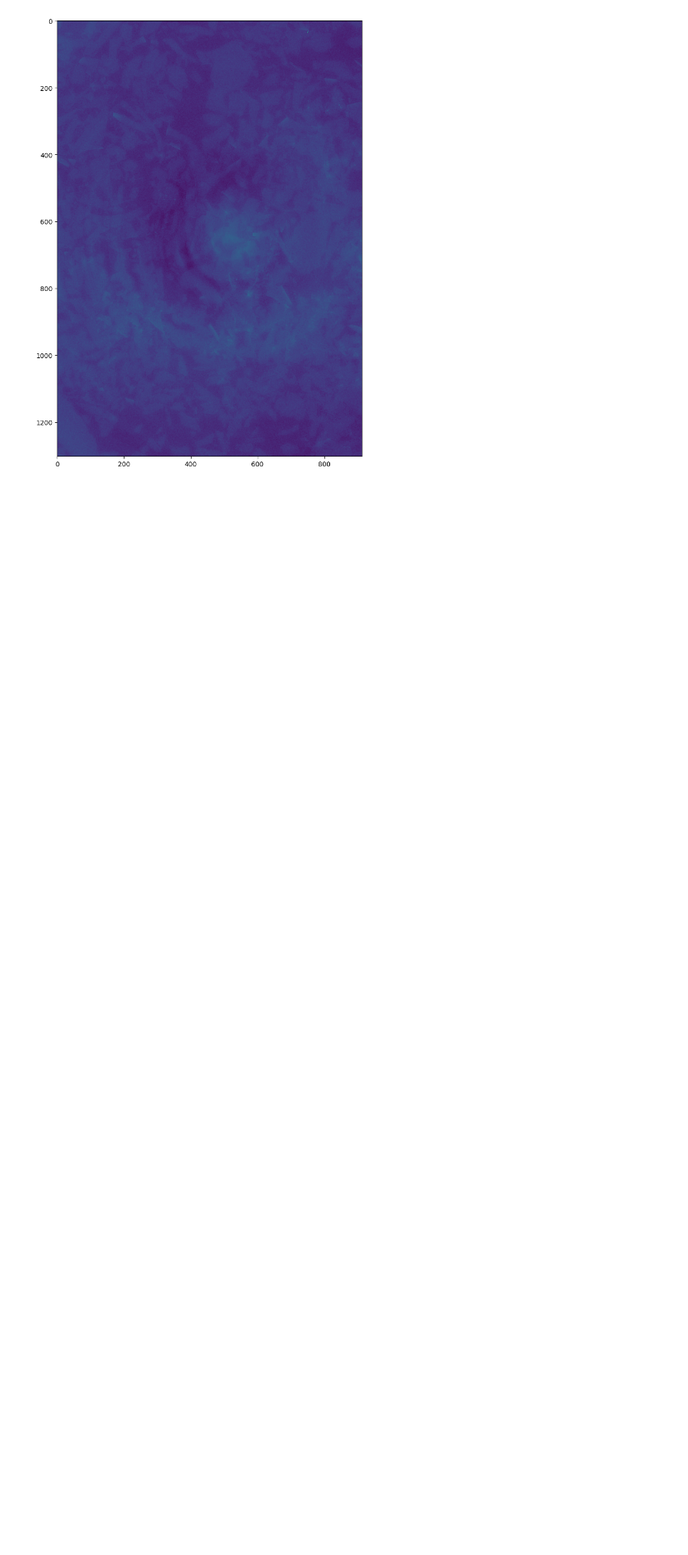
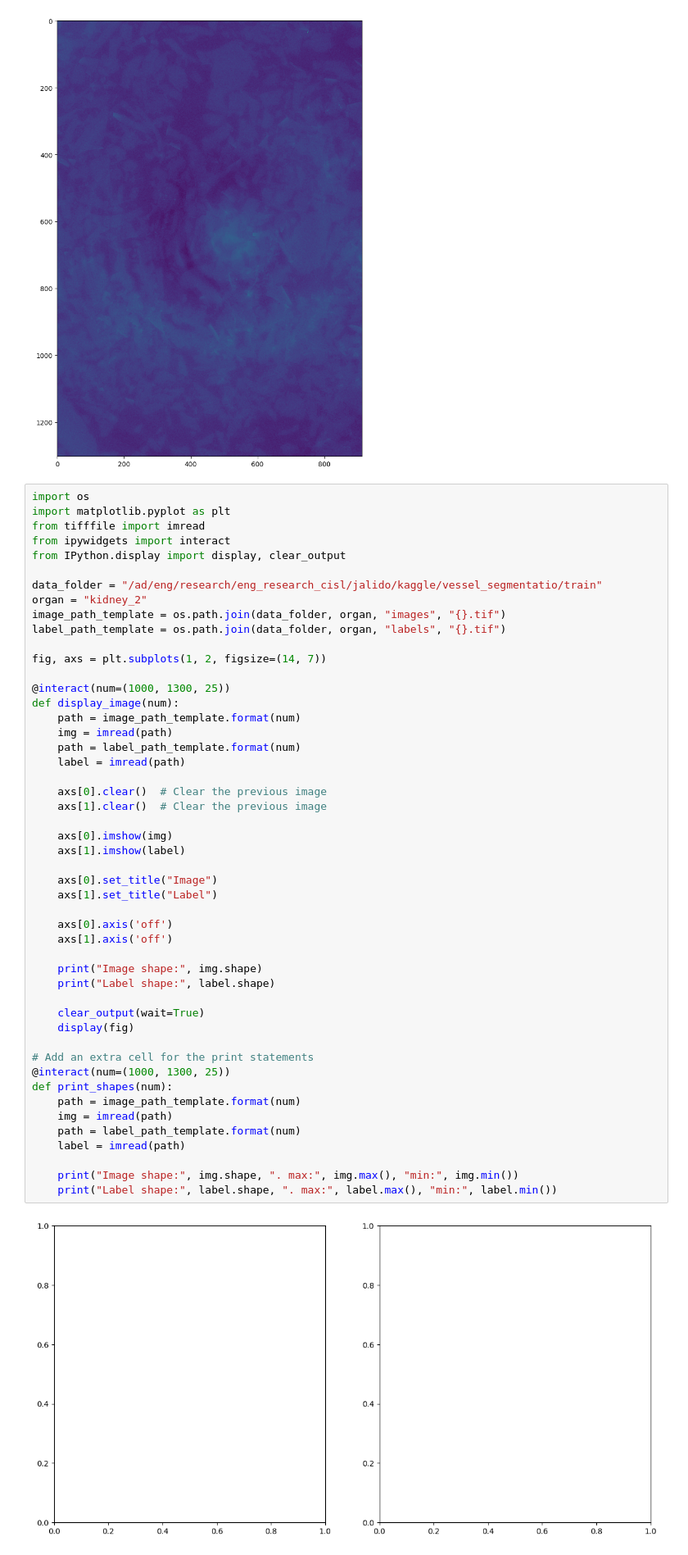
Before and after one commit to wellshuang123/kaggle-repo, a Jupyter notebook: src/exploratory_analysis/viz/scratch.ipynb, the cells around one changed output. Shown at 82% size. Cells and saved outputs as stored; diff of their text form; blank space fills up the shorter version.

```diff
--- a/src/exploratory_analysis/viz/scratch.ipynb
+++ b/src/exploratory_analysis/viz/scratch.ipynb
@@ -31,3 +35,54 @@ def display_image(num):
 display_image(num)
 # %% [output]
 [figure]
+# %%
+import os
+import matplotlib.pyplot as plt
+from tifffile import imread
+from ipywidgets import interact
+from IPython.display import display, clear_output
+
+data_folder = "/ad/eng/research/eng_research_cisl/jalido/kaggle/vessel_segmentatio/train"
+organ = "kidney_2"
+image_path_template = os.path.join(data_folder, organ, "images", "{}.tif")
+label_path_template = os.path.join(data_folder, organ, "labels", "{}.tif")
+
+fig, axs = plt.subplots(1, 2, figsize=(14, 7))
+
+@interact(num=(1000, 1300, 25))
+def display_image(num):
+    path = image_path_template.format(num)
+    img = imread(path)
+    path = label_path_template.format(num)
+    label = imread(path)
+
+    axs[0].clear()  # Clear the previous image
+    axs[1].clear()  # Clear the previous image
+
+    axs[0].imshow(img)
+    axs[1].imshow(label)
+
+    axs[0].set_title("Image")
+    axs[1].set_title("Label")
+
+    axs[0].axis('off')
+    axs[1].axis('off')
+
+    print("Image shape:", img.shape)
+    print("Label shape:", label.shape)
+
+    clear_output(wait=True)
+    display(fig)
+
+# Add an extra cell for the print statements
+@interact(num=(1000, 1300, 25))
+def print_shapes(num):
+    path = image_path_template.format(num)
+    img = imread(path)
+    path = label_path_template.format(num)
+    label = imread(path)
+
+    print("Image shape:", img.shape, ". max:", img.max(), "min:", img.min())
+    print("Label shape:", label.shape, ". max:", label.max(), "min:", label.min())
+# %% [output]
+[figure, added]
```
Also changed, not shown: parts of 3 cells of this notebook, 3 other files.
